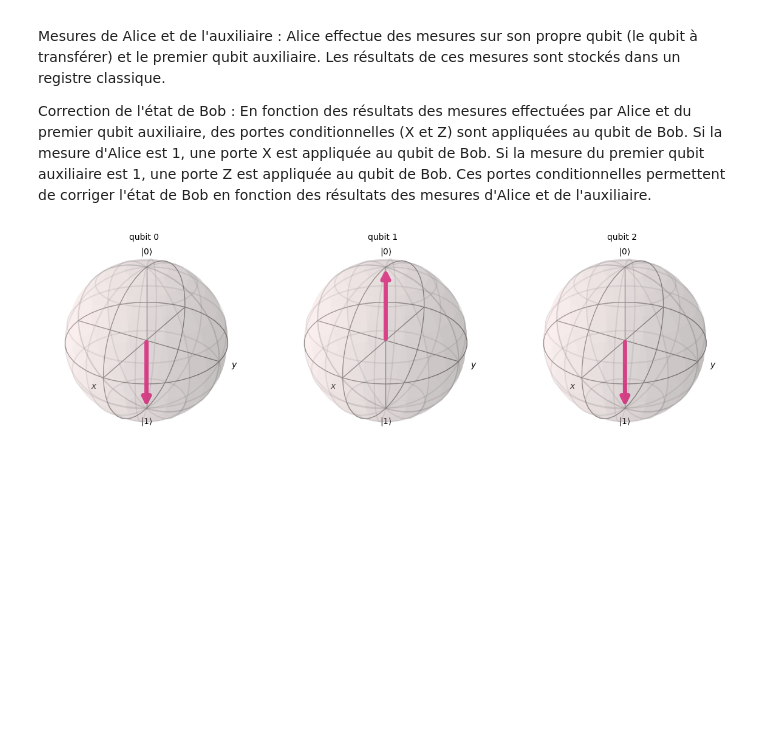
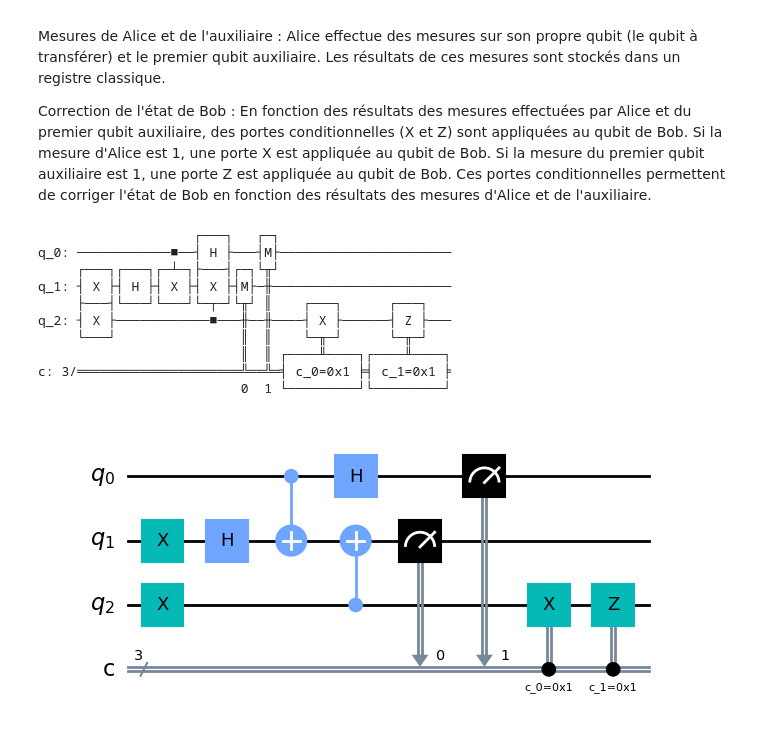
Before and after one commit to emilien-MT/AI29, a Jupyter notebook: TP2.ipynb, the cells around one changed output. Saved outputs shown, nothing was run; the diff lists cells and outputs as text; code cells hidden in the pictures; blank space fills up the shorter version.

```diff
--- a/TP2.ipynb
+++ b/TP2.ipynb
@@ -179,25 +179,36 @@ Ces portes conditionnelles permettent de corriger l'état de Bob en fonction des
 # %%
 from qiskit import QuantumCircuit, Aer, transpile, assemble
 from qiskit.visualization import plot_bloch_multivector
 from qiskit.providers.aer import AerSimulator
 from qiskit.quantum_info import *
 
 
 circuit = QuantumCircuit(3, 3)
 circuit.x(1)
 circuit.x(2)
 circuit.h(1)
 circuit.cx(0,1)
 circuit.cx(2,1)
 circuit.h(0)
 circuit.measure(1,0)
 circuit.x(2).c_if(0,1)
 circuit.measure(0,1)
 circuit.z(2).c_if(1,1)
+circuit.draw('mpl')
 
-simulator = Aer.get_backend('statevector_simulator')
-result = execute(circuit, simulator).result()
-statevector = result.get_statevector(circuit)
-plot_bloch_multivector(result.get_statevector(circuit))
+#simulator = Aer.get_backend('statevector_simulator')
+#result = execute(circuit, simulator).result()
+#statevector = result.get_statevector(circuit)
+#plot_bloch_multivector(result.get_statevector(circuit))
 # %% [output]
+                    ┌───┐   ┌─┐
+q_0: ────────────■──┤ H ├───┤M├──────────────────────
+     ┌───┐┌───┐┌─┴─┐├───┤┌─┐└╥┘
+q_1: ┤ X ├┤ H ├┤ X ├┤ X ├┤M├─╫───────────────────────
+     ├───┤└───┘└───┘└─┬─┘└╥┘ ║    ┌───┐      ┌───┐
+q_2: ┤ X ├────────────■───╫──╫────┤ X ├──────┤ Z ├───
+     └───┘                ║  ║    └─╥─┘      └─╥─┘
+                          ║  ║ ┌────╨────┐┌────╨────┐
+c: 3/═════════════════════╩══╩═╡ c_0=0x1 ╞╡ c_1=0x1 ╞
+                          0  1 └─────────┘└─────────┘
-[figure, old version]
+[figure, new version]
```
Also changed, not shown: 8 other files.
